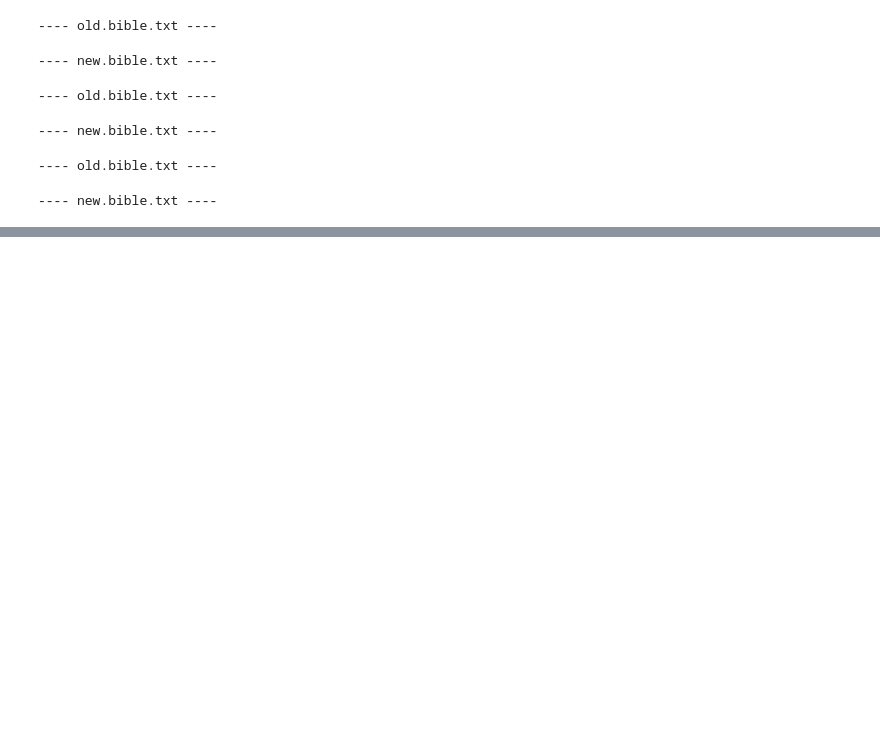
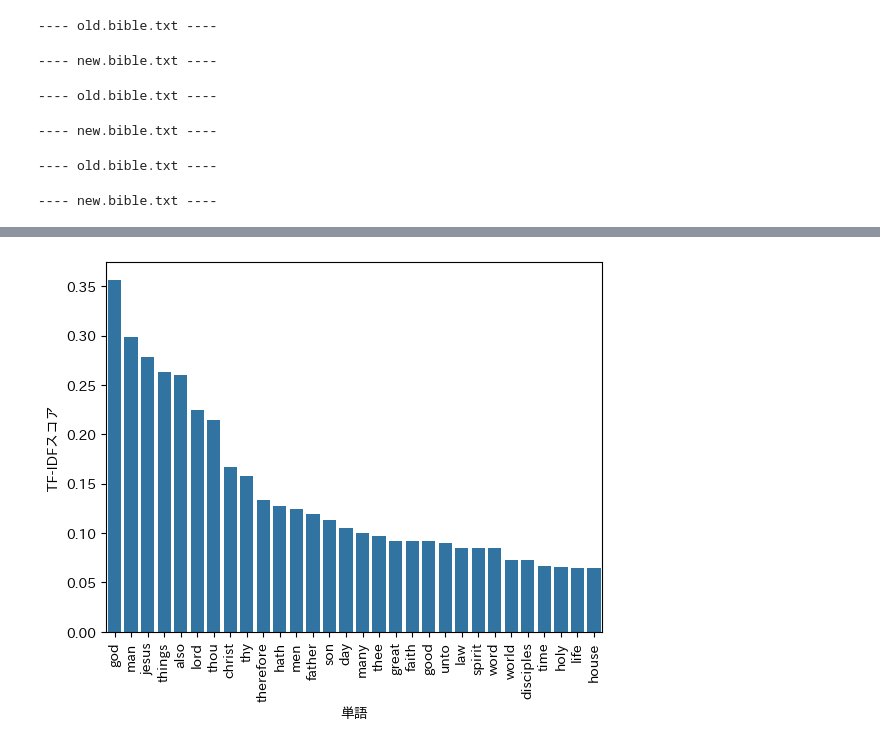
Before and after one commit to Twil3akine/bible-text-mining, a Jupyter notebook: execute.ipynb, the cells around one changed output, grey strips where cells are left out. Cells and saved outputs as stored; diff of their text form; code cells hidden in the pictures; blank space fills up the shorter version.

```diff
--- a/execute.ipynb
+++ b/execute.ipynb
@@ -243,0 +406,90 @@ shalt: 0.1066
+# %%
+# 旧約、新約それぞれのTF-IDFスコアtop30の単語を抜き出し、棒グラフを表示する
+
+%matplotlib inline
+import sys
+import os
+from sklearn.feature_extraction.text import TfidfVectorizer
+import pandas as pd
+import matplotlib.pyplot as plt
+import japanize_matplotlib
+import seaborn as sns
+import re
+
+from tqdm import tqdm
+
+import nltk
+from nltk.tokenize import word_tokenize
+from nltk import pos_tag
+
+nltk.download('punkt')
+nltk.download('punkt_tab')
+nltk.download('averaged_perceptron_tagger')
+nltk.download('averaged_perceptron_tagger_eng')
+
+from nltk.corpus import stopwords
+nltk.download('stopwords')
+
+def english_tokenize(text):
+    words = word_tokenize(text)
+    tagged_words = pos_tag(words)
+
+    # 除外する品詞タグ（POS）
+    excluded_tags = {"CC", "CD", "DT", "IN", "MD", "PDT", "PRP", "PRP$", "TO", "UH", "WDT", "WP", "WP$", "WRB", "VB", "VBD", "VBG", "VBN", "VBP", "VBZ"}
+
+    # ストップワードを取得
+    stop_words = set(stopwords.words("english"))
+
+    # ストップワード・不要タグを除外
+    selected_words = [
+        word for word, pos in tagged_words
+        if pos not in excluded_tags and word.lower() not in stop_words
+    ]
+
+    return selected_words
+
+
+in_path = "./clean/" # 入力ディレクトリ
+
+if __name__ == '__main__':
+
+	# ファイル・ディレクトリの一覧を取得
+	in_dir_all = os.listdir(in_path)
+	#ファイルのみの一覧を取得
+	files = [f for f in in_dir_all if os.path.isfile(os.path.join(in_path, f))]
+
+	print()
+	for f in tqdm(files):
+		texts = []
+		with open(os.path.join(in_path, f), encoding="utf-8") as r:
+			s = r.read()
+			s = text = re.sub(r'[^a-zA-Z\s]', '', s)
+			s = ''.join(s.splitlines()) # 改行削除
+
+		texts.append(s)
+
+		vec = TfidfVectorizer(tokenizer=english_tokenize, token_pattern=None)
+		vec.fit(texts)
+
+		print("\nVocabulary:")
+		print(vec.vocabulary_)
+		print("# of vocabulary: " + str(len(vec.vocabulary_)))
+
+		bow = vec.transform(texts)
+		print("--")
+		print("BoW:")
+		print(bow.toarray())
+
+		bow_pd = pd.DataFrame(bow.toarray(), columns=vec.get_feature_names_out())
+		print("--")
+		print(bow_pd)
+
+		# ヒートマップ表示
+		sns.barplot(data=bow_pd.sum(axis=0).sort_values(ascending=False).head(30))
+		plt.xlabel("単語")
+		plt.xticks(rotation=90)
+		plt.ylabel("TF-IDFスコア")
+		plt.show()
+
+ok()
+# %% [output]
@@ -243,0 +530 @@ shalt: 0.1066
+[figure, added]
```
Also changed, not shown: parts of 10 cells of this notebook, 59 other files.
